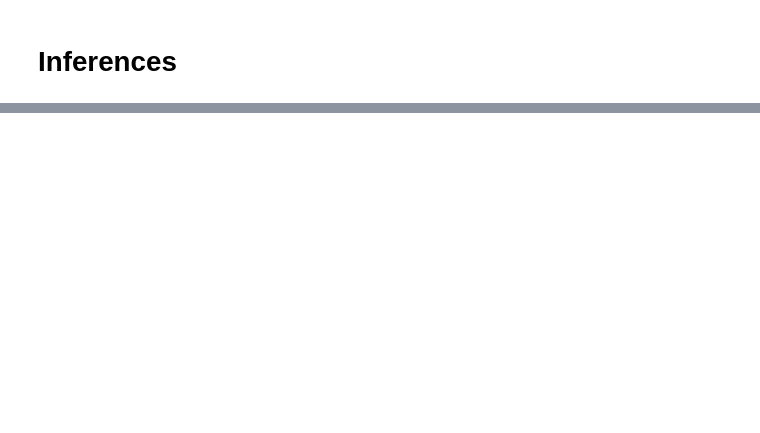
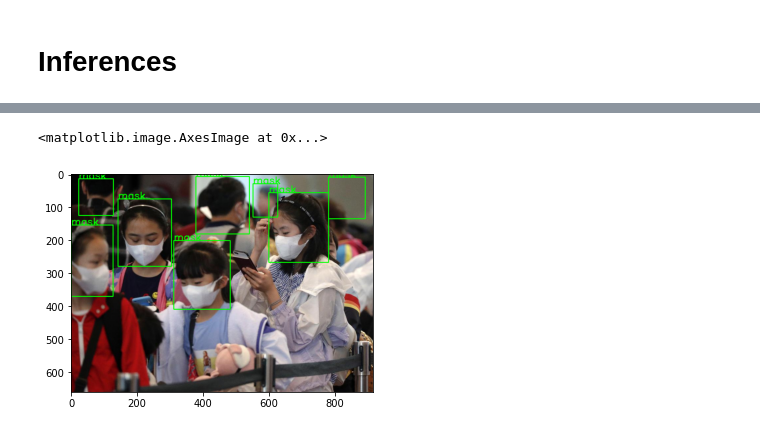
Before and after one commit to skj092/mask-detector, a Jupyter notebook: Mask_Detection_Model.ipynb, the cells around one changed output, grey strips where cells are left out. Saved outputs shown, nothing was run; the diff lists cells and outputs as text; code cells hidden in the pictures; blank space fills up the shorter version.

```diff
--- a/Mask_Detection_Model.ipynb
+++ b/Mask_Detection_Model.ipynb
@@ -425,0 +377,2 @@ cv2.rectangle??
+# %%
+prediction = model(image)[0]
@@ -425,0 +388,14 @@ cv2.rectangle??
+# %%
+def draw_boxes(img, prediction):
+    for i in range(len(prediction['boxes'])):
+        box = prediction['boxes'][i].detach().numpy()
+        cv2.rectangle(img, (int(box[0]), int(box[1])), (int(box[2]), int(box[3])), (0, 255, 0), 2)
+        cv2.putText(img, class2lbl(prediction['labels'][i].item()), (int(box[0]), int(box[1])), cv2.FONT_HERSHEY_SIMPLEX, 1, (0, 255, 0), 2)
+    return img
+# %%
+final_img = draw_boxes(img, final_prediction)
+# %%
+plt.imshow(final_img)
+# %% [output]
+<matplotlib.image.AxesImage at 0x...>
+[figure, added]
```
Also changed, not shown: parts of 18 cells of this notebook.
